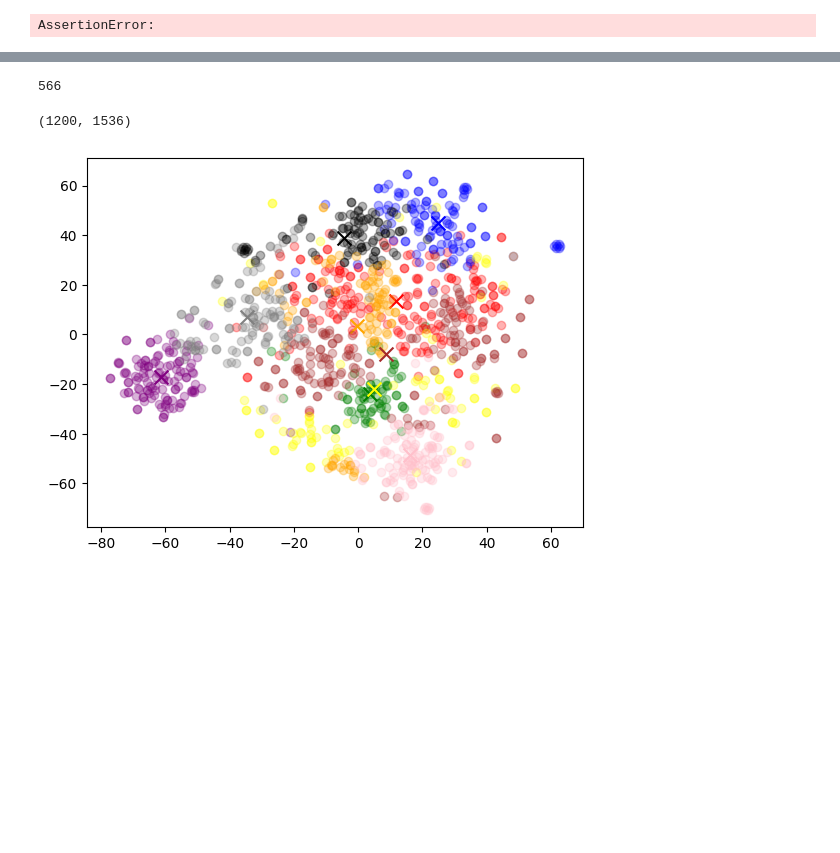
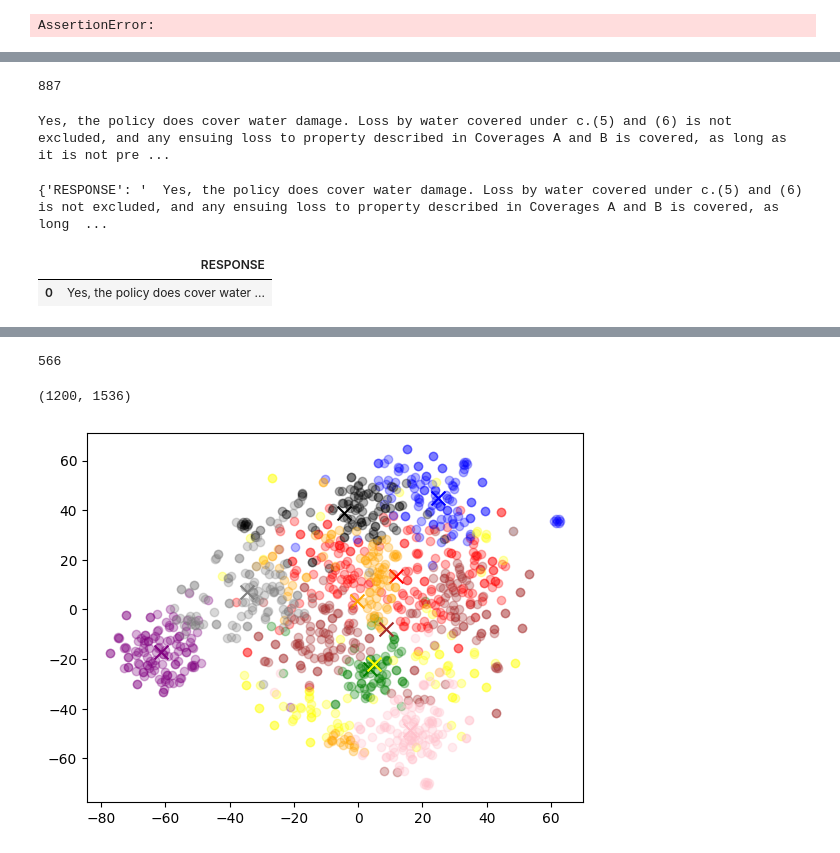
Before and after one commit to pdoubleg/junk-drawer, a Jupyter notebook: docs_example.ipynb, the cells around one changed output, grey strips where cells are left out. Cells and saved outputs as stored; diff of their text form; code cells hidden in the pictures; blank space fills up the shorter version.

```diff
--- a/docs_example.ipynb
+++ b/docs_example.ipynb
@@ -642,3 +430,39 @@ def identify_original_documents(documents, chunks):
+# %%
+len(information)
+# %% [output]
+887
+# %%
+retriever = VectorIndexRetriever(
+    index=index,
+    similarity_top_k=4)
+
+@lmql.query
+async def index_query(question: str):
+        '''
+sample(temperature=0.2, max_len=2048, openai_chunksize=2048)
+    """You are a QA bot that helps users answer questions."""
+    response = retriever.retrieve(question)
+    information = "\n\n".join([s.node.get_content() for s in response])
+    "Question: {question}\n"
+    "\nRelevant Information: {information}\n"
+    "Your response based on relevant information:[RESPONSE]"
+from
+    "openai/gpt-3.5-turbo"
+        '''
+# %%
+result = await index_query("Does the policy cover water damage?", output_writer=lmql.stream(variable="RESPONSE"))
+# %% [output]
+Yes, the policy does cover water damage. Loss by water covered under c.(5) and (6) is not excluded, and any ensuing loss to property described in Coverages A and B is covered, as long as it is not pre ...
+# %%
+result[0].variables
+# %% [output]
+{'RESPONSE': '  Yes, the policy does cover water damage. Loss by water covered under c.(5) and (6) is not excluded, and any ensuing loss to property described in Coverages A and B is covered, as long  ...
+# %%
+df = pd.DataFrame([r.variables for r in result])
+df
+# %% [output]
+|  | RESPONSE |
+| 0 | Yes, the policy does cover water ... |
 # %%
 from sklearn.cluster import KMeans
 
```
Also changed, not shown: parts of 62 cells of this notebook, 12 other files.
